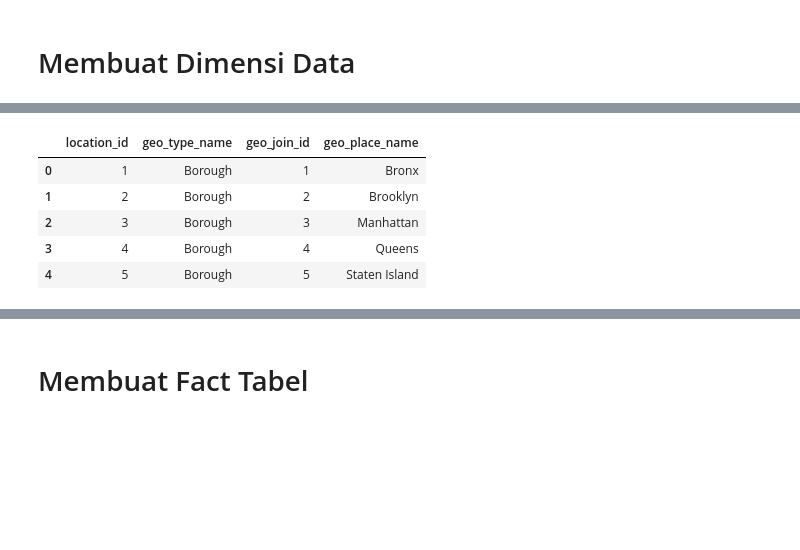
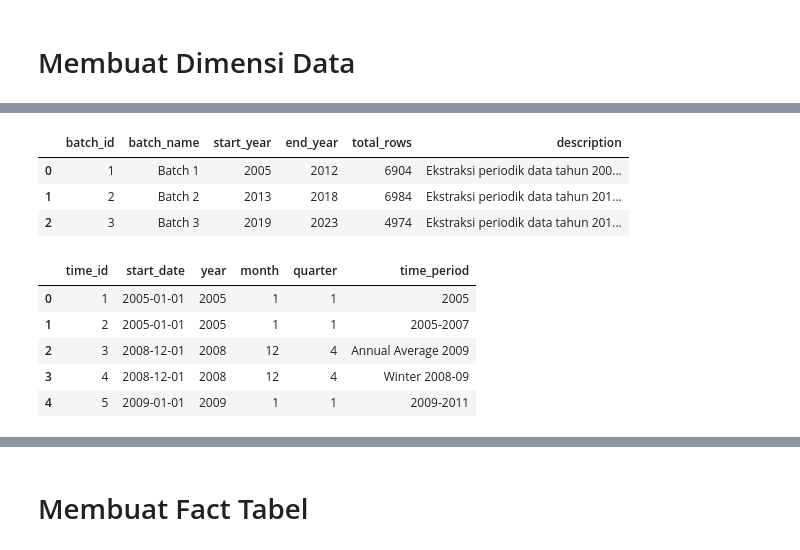
Before and after one commit to AdistiEkaNabila/AirHealthInsights_DataWarehouse, a Jupyter notebook: DWH_AirQuality_Health/notebooks/Projek Warehouse Fix_kelompok7.ipynb, the cells around one changed output, grey strips where cells are left out. Drawn from its saved outputs; the diff is of its cells as text; code cells hidden in the pictures; blank space fills up the shorter version.

```diff
--- a/DWH_AirQuality_Health/notebooks/Projek Warehouse Fix_kelompok7.ipynb
+++ b/DWH_AirQuality_Health/notebooks/Projek Warehouse Fix_kelompok7.ipynb
@@ -505,18 +515,42 @@ dim_time.head()
-# %%
-dim_location = (
-    df_clean[["geo_type_name", "geo_join_id", "geo_place_name"]]
-    .drop_duplicates()
-    .sort_values(["geo_type_name", "geo_place_name"])
-    .reset_index(drop=True)
-)
-
-dim_location.insert(0, "location_id", range(1, len(dim_location) + 1))
-
-dim_location.head()
-# %% [output]
-|  | location_id | geo_type_name | geo_join_id | geo_place_name |
-| 0 | 1 | Borough | 1 | Bronx |
-| 1 | 2 | Borough | 2 | Brooklyn |
-| 2 | 3 | Borough | 3 | Manhattan |
-| 3 | 4 | Borough | 4 | Queens |
-| 4 | 5 | Borough | 5 | Staten Island |
+# %%
+dim_batch = batch_summary[[
+    "batch_id",
+    "batch_name",
+    "start_year",
+    "end_year",
+    "rows"
+]].copy()
+
+dim_batch = dim_batch.rename(columns={
+    "rows": "total_rows"
+})
+
+dim_batch["description"] = dim_batch.apply(
+    lambda row: f"Ekstraksi periodik data tahun {row['start_year']} sampai {row['end_year']}",
+    axis=1
+)
+
+dim_batch
+# %% [output]
+|  | batch_id | batch_name | start_year | end_year | total_rows | description |
+| 0 | 1 | Batch 1 | 2005 | 2012 | 6904 | Ekstraksi periodik data tahun 200... |
+| 1 | 2 | Batch 2 | 2013 | 2018 | 6984 | Ekstraksi periodik data tahun 201... |
+| 2 | 3 | Batch 3 | 2019 | 2023 | 4974 | Ekstraksi periodik data tahun 201... |
+# %%
+dim_time = (
+    df_clean[["start_date", "year", "month", "quarter", "time_period"]]
+    .drop_duplicates()
+    .sort_values(["year", "month", "start_date"])
+    .reset_index(drop=True)
+)
+
+dim_time.insert(0, "time_id", range(1, len(dim_time) + 1))
+
+dim_time.head()
+# %% [output]
+|  | time_id | start_date | year | month | quarter | time_period |
+| 0 | 1 | 2005-01-01 | 2005 | 1 | 1 | 2005 |
+| 1 | 2 | 2005-01-01 | 2005 | 1 | 1 | 2005-2007 |
+| 2 | 3 | 2008-12-01 | 2008 | 12 | 4 | Annual Average 2009 |
+| 3 | 4 | 2008-12-01 | 2008 | 12 | 4 | Winter 2008-09 |
+| 4 | 5 | 2009-01-01 | 2009 | 1 | 1 | 2009-2011 |
```
Also changed, not shown: parts of 38 cells of this notebook, 1 other file.
